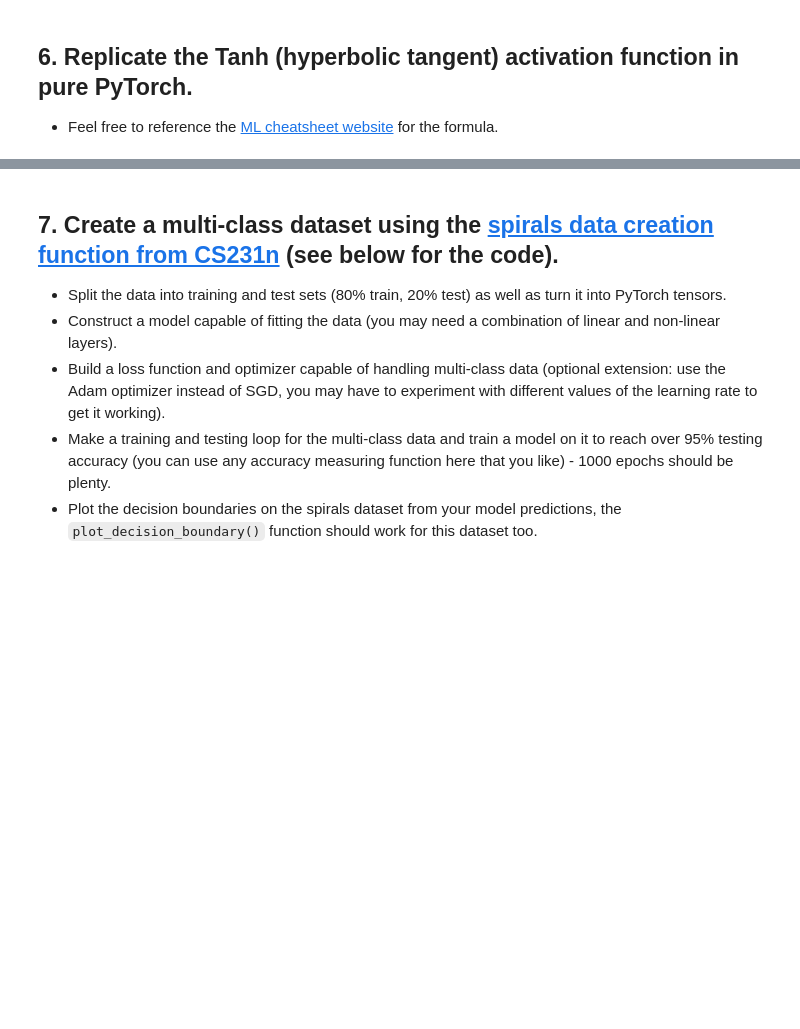
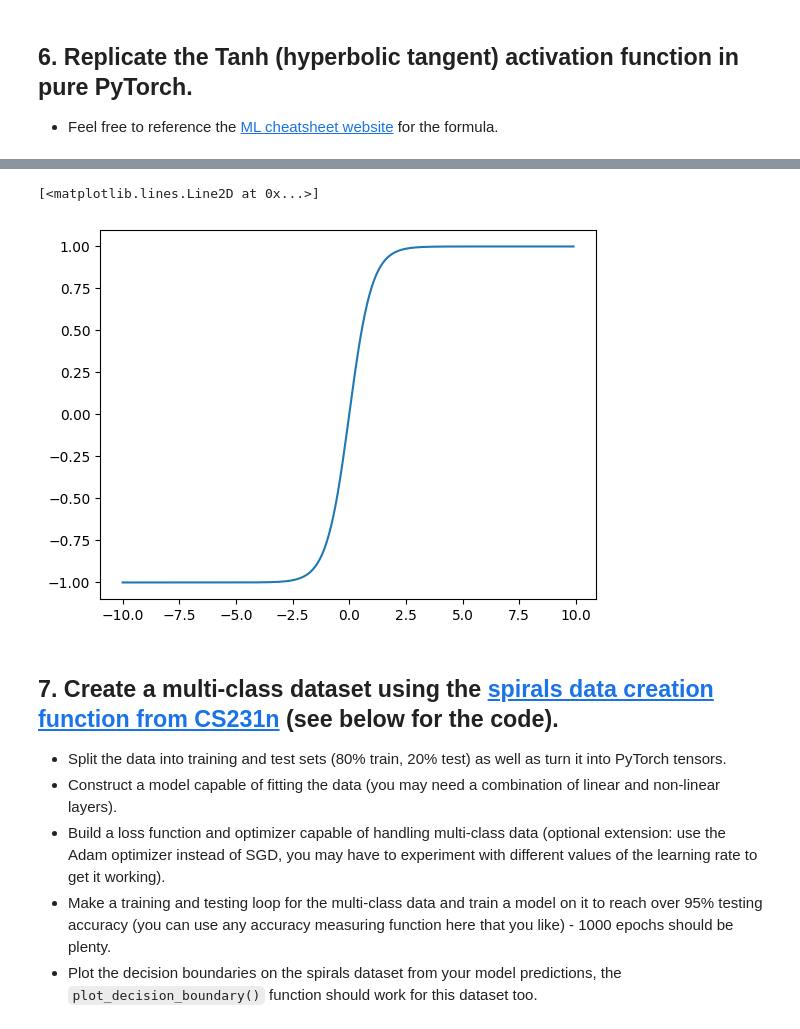
Before and after one commit to Jupiterian/ML-Learning-Portfolio, a Jupyter notebook: pytorch/Pytorch Course/02_pytorch_classification_exercises.ipynb, the cells around one changed output, grey strips where cells are left out. Drawn from its saved outputs; the diff is of its cells as text; code cells hidden in the pictures; blank space fills up the shorter version.

```diff
--- a/pytorch/Pytorch Course/02_pytorch_classification_exercises.ipynb
+++ b/pytorch/Pytorch Course/02_pytorch_classification_exercises.ipynb
@@ -285,0 +284,7 @@ plot_decision_boundary(model=model_0, X=X_test, y=y_test)
+# %%
+# Create a straight line tensor
+weight = 0.25
+bias = -0.05
+x = torch.arange(-10, 10, 0.1).unsqueeze(dim=1)
+y = weight * x + bias
+y.shape
@@ -290,3 +314,11 @@ plot_decision_boundary(model=model_0, X=X_test, y=y_test)
+# %%
+# Replicate torch.tanh() and plot it
+def tanh(x):
+  return (torch.exp(x)-torch.exp(-x))/(torch.exp(x)+torch.exp(-x))
+plt.plot(x, tanh(x))
+# %% [output]
+[<matplotlib.lines.Line2D at 0x...>]
+[figure, added]
 # %% [markdown]
 ## 7. Create a multi-class dataset using the [spirals data creation function from CS231n](https://cs231n.github.io/neural-networks-case-study/) (see below for the code).
   * Split the data into training and test sets (80% train, 20% test) as well as turn it into PyTorch tensors.
```
Also changed, not shown: parts of 10 cells of this notebook.
